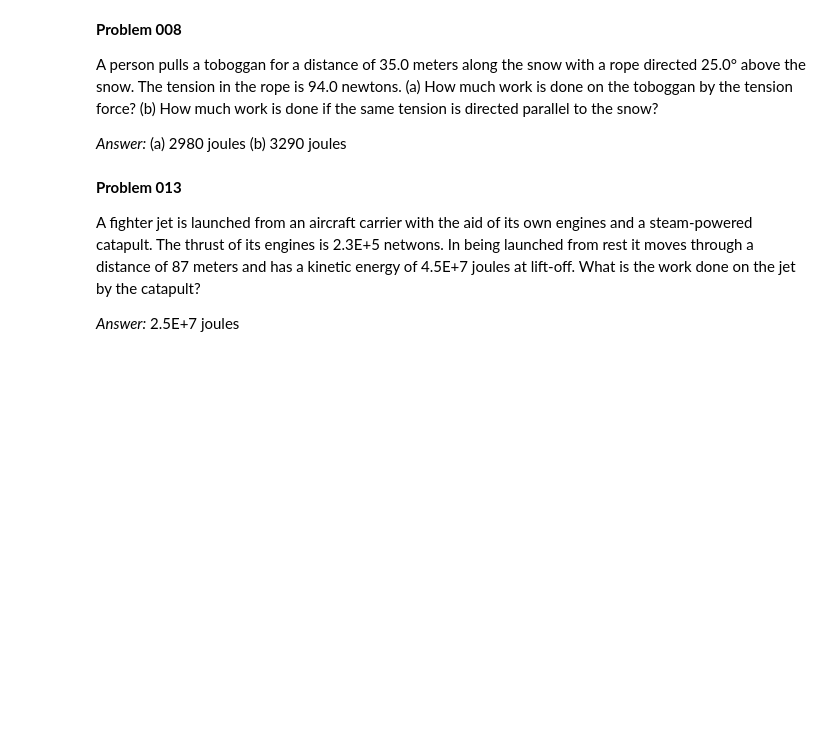
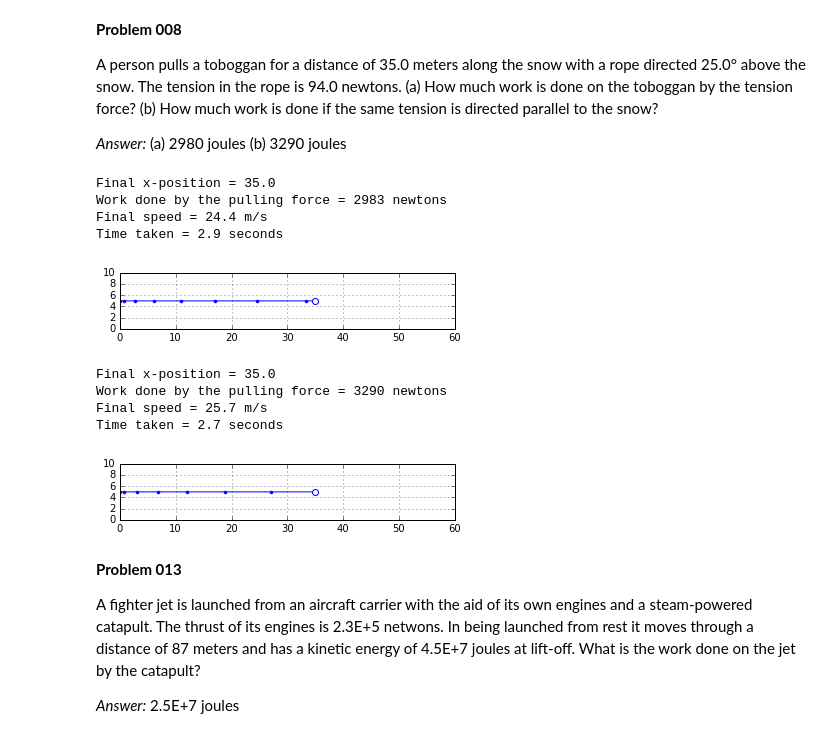
Before and after one commit to dulrich15/p200, a Jupyter notebook: p201 ch06.ipynb, the cells around one changed output. Drawn from its saved outputs; the diff is of its cells as text; code cells hidden in the pictures; blank space fills up the shorter version.

```diff
--- a/p201 ch06.ipynb
+++ b/p201 ch06.ipynb
@@ -24,6 +24,10 @@ class TimeSeries:
     def append(self, time, value):
         self.series.append(TimeValue(time, value))
         self.series = sorted(self.series, key=lambda x: x.time)
+
+    def time_of(self, value):
+        glb = max([t for t, v in self.series when v < value])
+        return glb # interpolate this...
 
     @property
     def initial(self):
@@ -296,9 +300,13 @@ class Particle():
 
         self.energy = TimeSeries([(t0, E0)])
 
-    def add_force(self, force, name=None):
-        if name is None:
-            name = len(self.forces)
+    @property
+    def timeline(self):
+        return obj.position.timeline
+
+    def add_force(self, force, name):
+#         if name is None:
+#             name = len(self.forces)
         self.forces[name] = ( lambda t, obj=self: force(obj, t) )
 
     def net_force(self, time): # momentum flow or rate of change
@@ -354,3 +362,9 @@ class Particle():
 
     def plot3view(self, **kwargs):
         self.position.plot3view(**kwargs)
+# %%
+%%time
+obj = Particle(r0=1)
+obj.add_force(lambda obj, t: -2.5 * obj.position(t), 'spring')
+obj.increment(0.1,5000)
+obj.plot()
@@ -611,6 +659,48 @@ Pushing force = 48.0 newtons
 A person pulls a toboggan for a distance of 35.0 meters along the snow with a rope directed 25.0° above the snow. The tension in the rope is 94.0 newtons. (a) How much work is done on the toboggan by the tension force? (b) How much work is done if the same tension is directed parallel to the snow?
 
 *Answer:* (a) 2980 joules (b) 3290 joules
+# %%
+for q in [25,0]:
+    obj = Particle(mass=10,r0=np.array([0,5])) # note: mass must be large enough to provide enough weight
+                                               # to keep the toboggan on the ground
+
+    q *= np.pi/180
+    f = 94 * np.array([np.cos(q), np.sin(q)])
+    obj.add_force(lambda obj, t: f, 'pulling')
+
+    w = np.array([0, -9.8 * obj.mass])
+    obj.add_force(lambda obj, t: w, 'weight')
+
+    t = obj.position.timeline[-1]
+
+    s = support(obj, t)
+    obj.add_force(lambda obj, t: s, 'support')
+
+    while True:
+        obj.increment(0.002)
+        x,y = obj.position.values[-1]
+        if x > 35.0:
+            break
+
+    t = obj.position.timeline[-1]
+    print('Final x-position = {:.1f}'.format(obj.position.values[-1][0]))
+    print('Work done by the pulling force = {:.0f} newtons'.format(obj.energy(t)))
+    print('Final speed = {:.1f} m/s'.format(vmag(obj.velocity(t))))
+    print('Time taken = {:.1f} seconds'.format(t))
+
+    obj.plot2d(lim=[0,60,0,10],markevery=200)
+    plt.show()
+# %% [output]
+Final x-position = 35.0
+Work done by the pulling force = 2983 newtons
+Final speed = 24.4 m/s
+Time taken = 2.9 seconds
+[figure, added]
+Final x-position = 35.0
+Work done by the pulling force = 3290 newtons
+Final speed = 25.7 m/s
+Time taken = 2.7 seconds
+[figure, added]
 # %% [markdown]
 **Problem 013**
 
```
Also changed, not shown: parts of 14 cells of this notebook, 6 other files.
